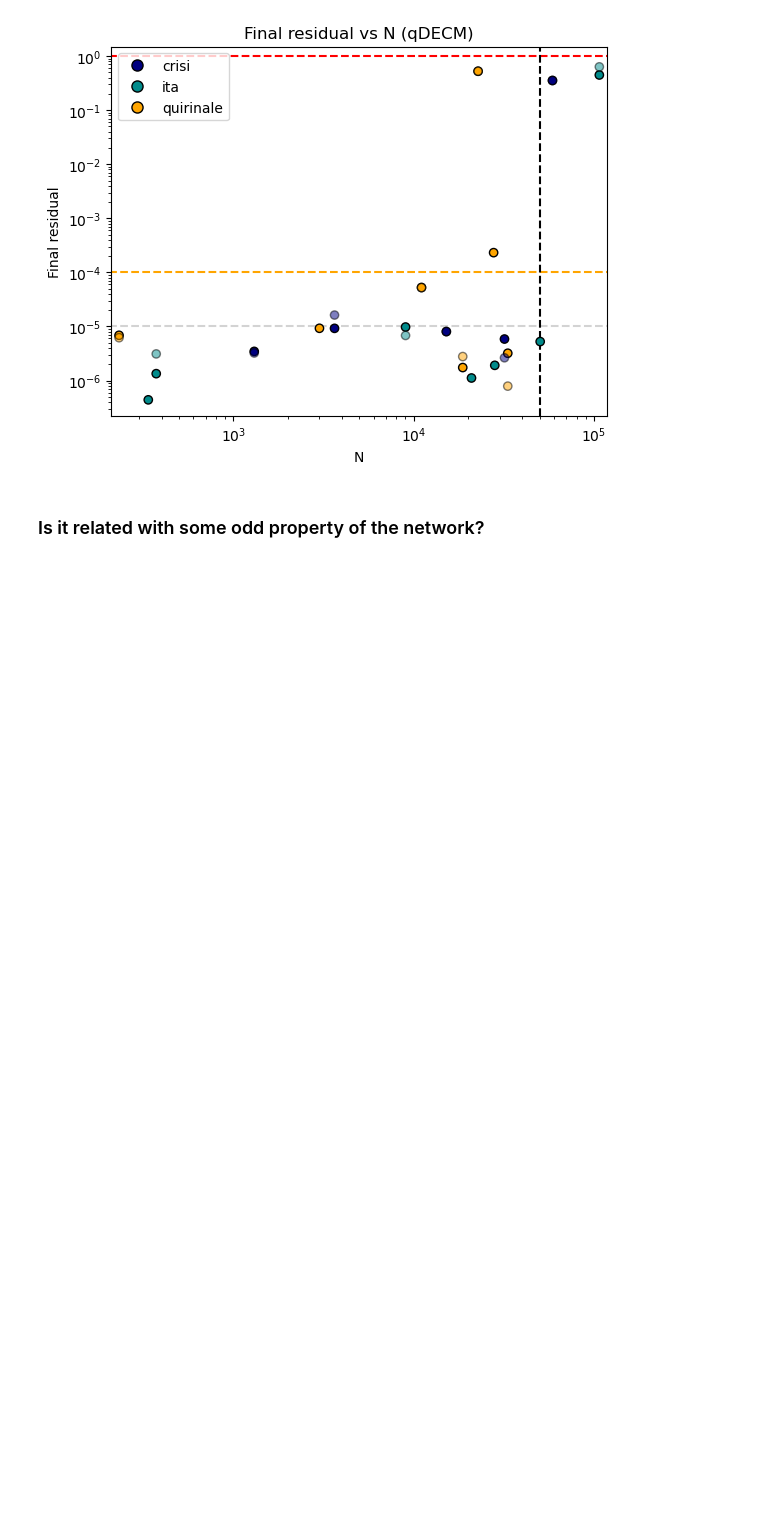
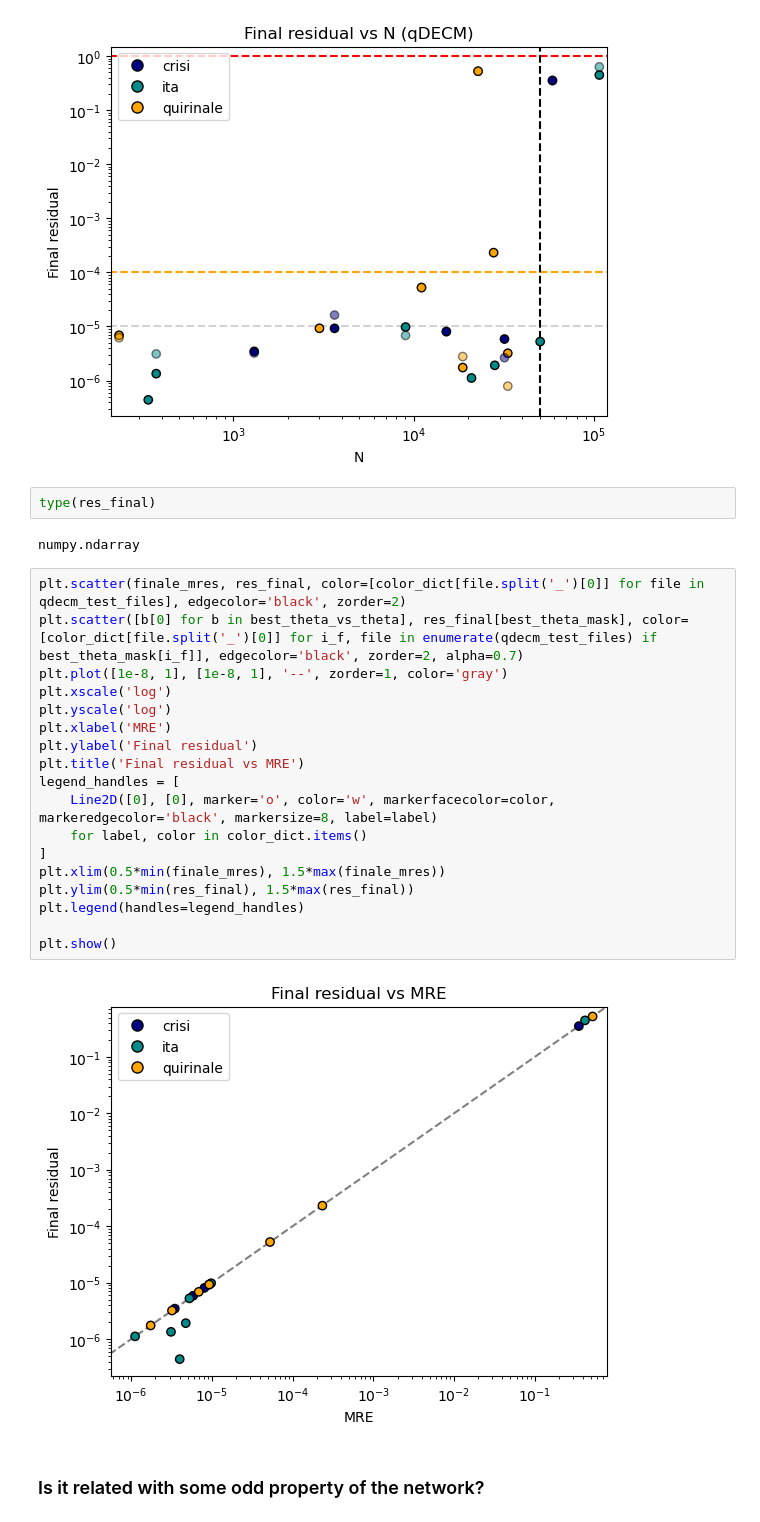
Before and after one commit to fabiosaracco/bowtie2, a Jupyter notebook: 0_1_convergence_test.ipynb, the cells around one changed output. Saved outputs shown, nothing was run; the diff lists cells and outputs as text; blank space fills up the shorter version.

```diff
--- a/0_1_convergence_test.ipynb
+++ b/0_1_convergence_test.ipynb
@@ -298,6 +296,30 @@ plt.legend(handles=legend_handles)
 plt.show()
 # %% [output]
 [figure]
+# %%
+type(res_final)
+# %% [output]
+numpy.ndarray
+# %%
+plt.scatter(finale_mres, res_final, color=[color_dict[file.split('_')[0]] for file in qdecm_test_files], edgecolor='black', zorder=2)
+plt.scatter([b[0] for b in best_theta_vs_theta], res_final[best_theta_mask], color=[color_dict[file.split('_')[0]] for i_f, file in enumerate(qdecm_test_files) if best_theta_mask[i_f]], edgecolor='black', zorder=2, alpha=0.7)
+plt.plot([1e-8, 1], [1e-8, 1], '--', zorder=1, color='gray')
+plt.xscale('log')
+plt.yscale('log')
+plt.xlabel('MRE')
+plt.ylabel('Final residual')
+plt.title('Final residual vs MRE')
+legend_handles = [
+    Line2D([0], [0], marker='o', color='w', markerfacecolor=color, markeredgecolor='black', markersize=8, label=label)
+    for label, color in color_dict.items()
+]
+plt.xlim(0.5*min(finale_mres), 1.5*max(finale_mres))
+plt.ylim(0.5*min(res_final), 1.5*max(res_final))
+plt.legend(handles=legend_handles)
+
+plt.show()
+# %% [output]
+[figure, added]
 # %% [markdown]
 ### Is it related with some odd property of the network?
 # %%
```
Also changed, not shown: parts of 8 cells of this notebook, 1 other file.
